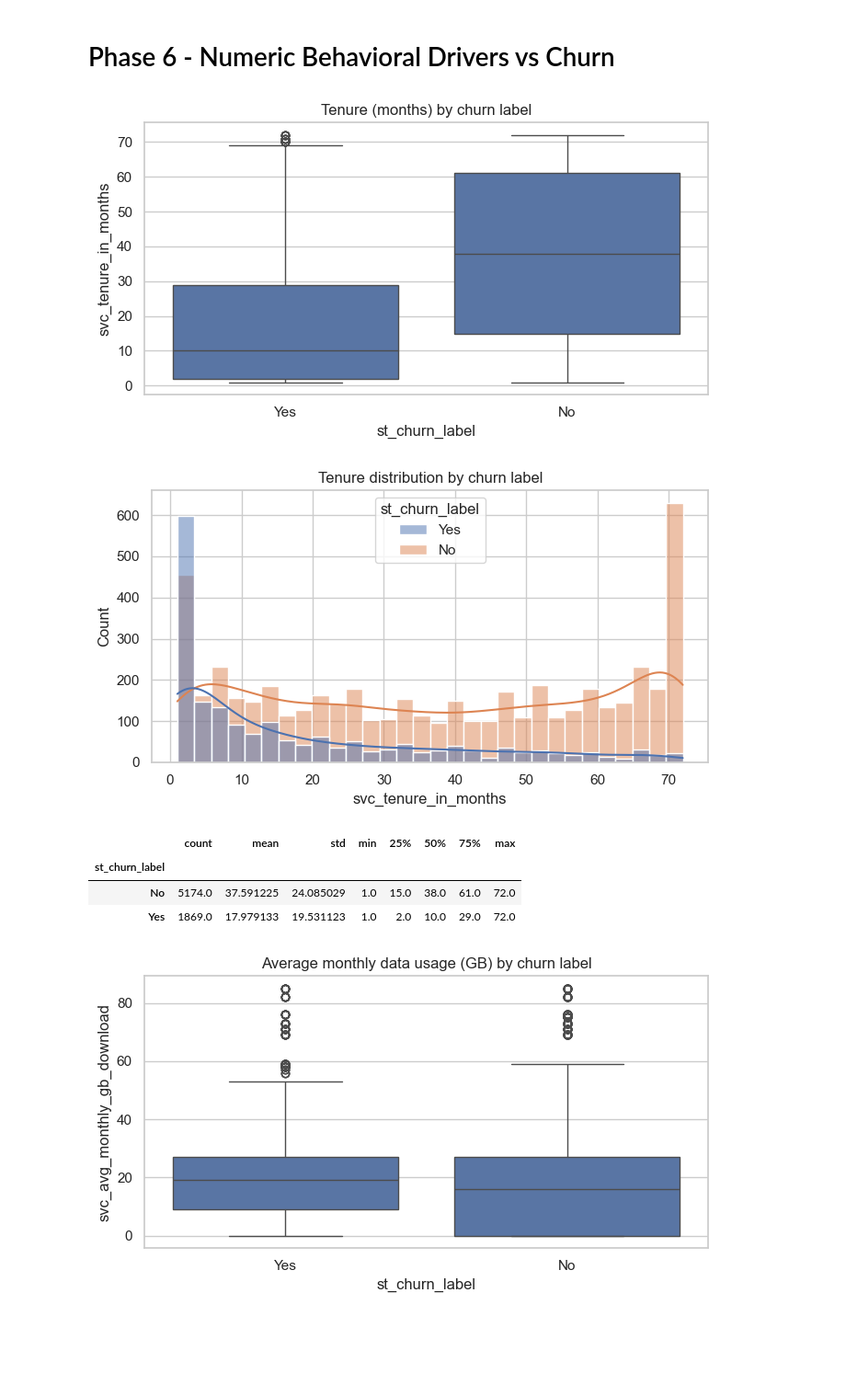
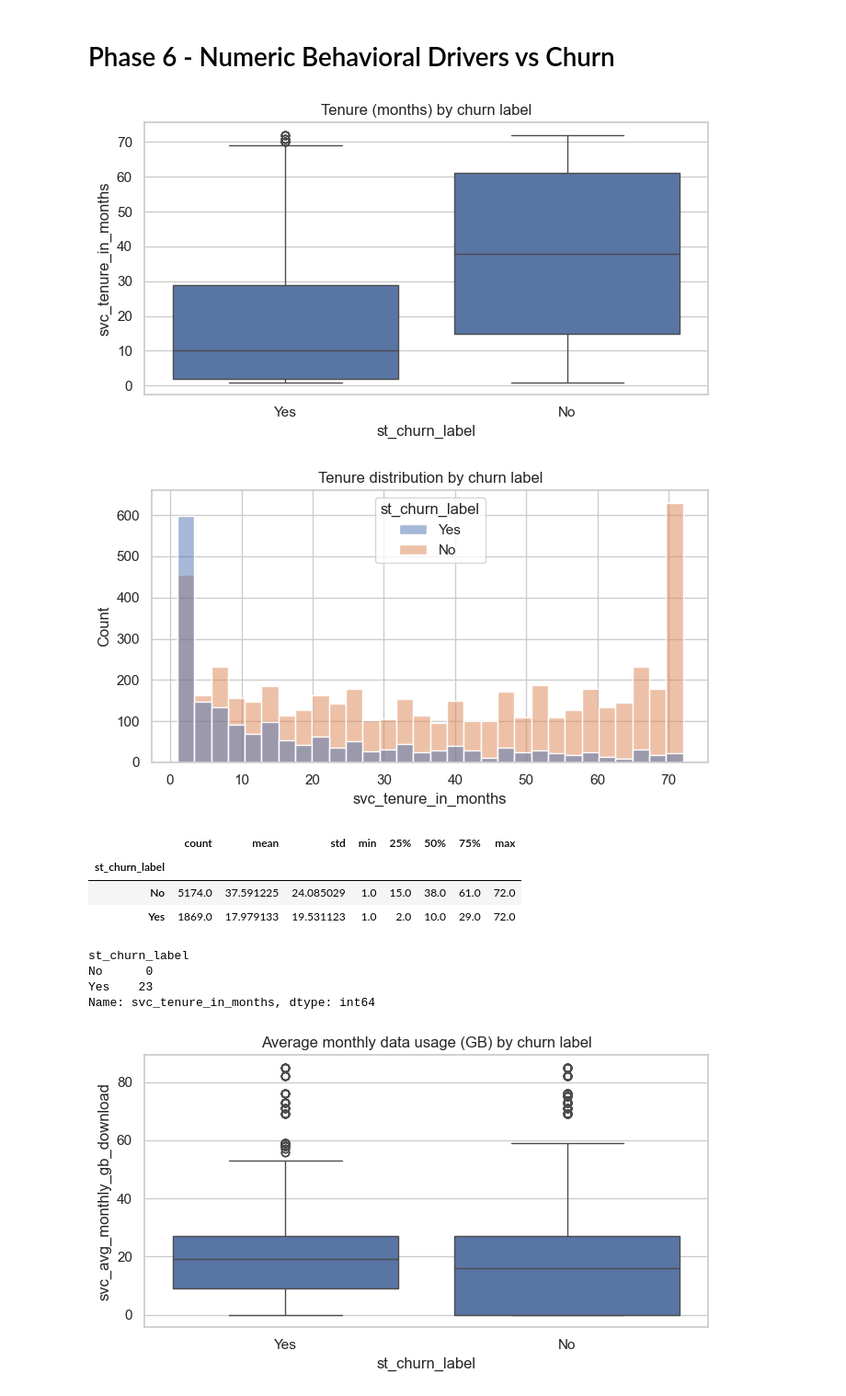
Before and after one commit to sergiopatinha/EnterpriseDataScienceBootcamp_workgroup, a Jupyter notebook: notebooks/02_EDA.ipynb, the cells around one changed output. Shown at 92% size. Drawn from its saved outputs; the diff is of its cells as text; code cells hidden in the pictures; blank space fills up the shorter version.

```diff
--- a/notebooks/02_EDA.ipynb
+++ b/notebooks/02_EDA.ipynb
@@ -437,25 +450,33 @@ Overall, **value-added protection, support services, and social engagement act a
 # %%
 # Tenure vs Churn
 plt.figure(figsize=(7, 4))
 sns.boxplot(x=TARGET, y="svc_tenure_in_months", data=df)
 plt.title("Tenure (months) by churn label")
 plt.tight_layout()
 plt.show()
 
 plt.figure(figsize=(7, 4))
-sns.histplot(data=df, x="svc_tenure_in_months", hue=TARGET, bins=30, kde=True)
+sns.histplot(data=df, x="svc_tenure_in_months", hue=TARGET, bins=30, kde=False)
 plt.title("Tenure distribution by churn label")
 plt.tight_layout()
 plt.show()
 
 df.groupby(TARGET)["svc_tenure_in_months"].describe()
 # %% [output]
 [figure]
-[figure, old version]
+[figure, new version]
 |  | count | mean | std | min | 25% | 50% | 75% | max |
 | st_churn_label |  |  |  |  |  |  |  |  |
 | No | 5174.0 | 37.591225 | 24.085029 | 1.0 | 15.0 | 38.0 | 61.0 | 72.0 |
 | Yes | 1869.0 | 17.979133 | 19.531123 | 1.0 | 2.0 | 10.0 | 29.0 | 72.0 |
+# %%
+outlier_counts = df.groupby(TARGET)["svc_tenure_in_months"].apply(count_outliers_IQR)
+outlier_counts
+# %% [output]
+st_churn_label
+No      0
+Yes    23
+Name: svc_tenure_in_months, dtype: int64
 # %%
 # Monthly Data Usage vs Churn
 plt.figure(figsize=(7, 4))
```
Also changed, not shown: parts of 25 cells of this notebook, 10 other files.
